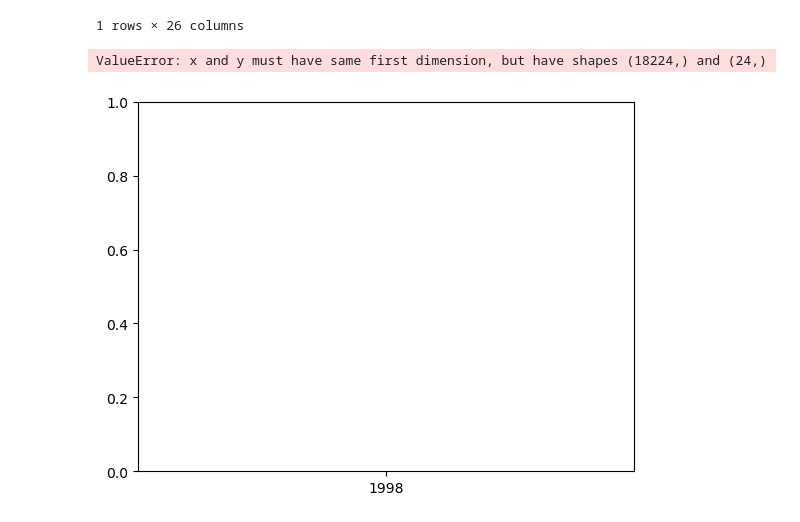
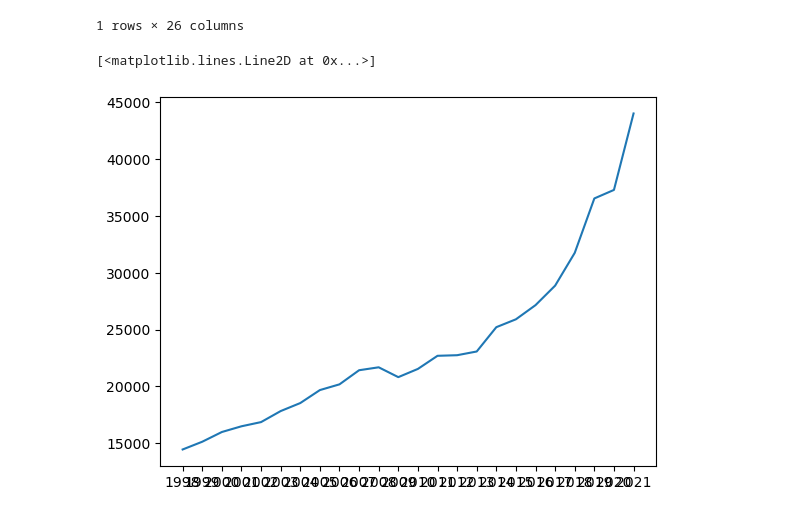
Before and after one commit to Ad1thya-R/data-food-drink, a Jupyter notebook: notebooks/Pubs and Bars.ipynb, the cells around one changed output. Saved outputs shown, nothing was run; the diff lists cells and outputs as text; code cells hidden in the pictures.

```diff
--- a/notebooks/Pubs and Bars.ipynb
+++ b/notebooks/Pubs and Bars.ipynb
@@ -298,11 +298,11 @@ hackney_gdp_per_capita.head()
 1 rows × 26 columns
 # %%
 #plot hacnkey_gdp_per_capita
-year_hackney = [str(y) for y in range(1998,20222)]
+year_hackney = [str(y) for y in range(1998,2022)]
 plt.plot(year_hackney, hackney_gdp_per_capita.iloc[0, 2:].values)
 # %% [output]
-ValueError: x and y must have same first dimension, but have shapes (18224,) and (24,)
+[<matplotlib.lines.Line2D at 0x...>]
-[figure, old version]
+[figure, new version]
 # %%
 plot_boroughs_earlier(gdp_per_capita)
 # %% [output]
```
Also changed, not shown: parts of 23 cells of this notebook, 18 other files.
